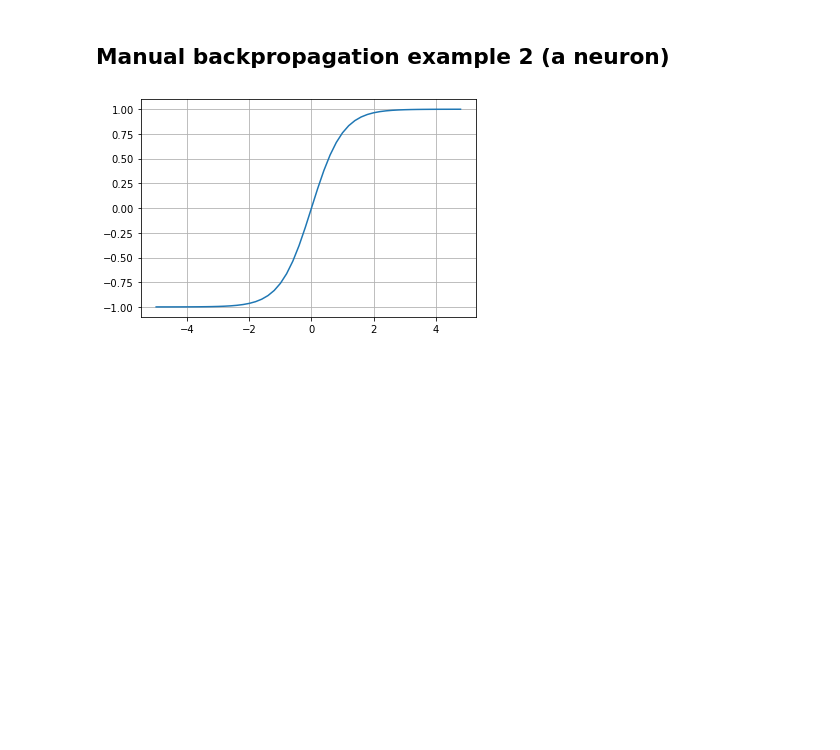
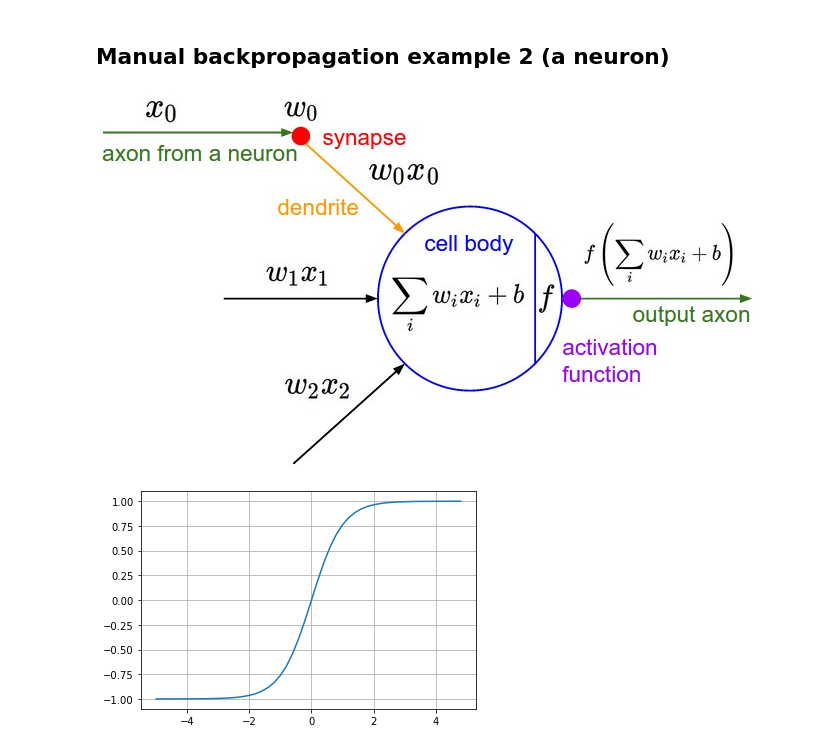
Before and after one commit to soonkienyuan/NOTE-basic-neural-networks-Micrograd, a Jupyter notebook: End to End NOTE.ipynb, the cells around one changed output. Drawn from its saved outputs; the diff is of its cells as text; code cells hidden in the pictures; blank space fills up the shorter version.

```diff
--- a/End to End NOTE.ipynb
+++ b/End to End NOTE.ipynb
@@ -533,4 +544,9 @@ It tell us that the gradient really give us some power because we know how to in
 It will be extremely useful for training knowledge.
 # %% [markdown]
  ## Manual backpropagation example 2 (a neuron)
+# %%
+from IPython import display
+display.Image("photo/neuron_model.jpeg")
+# %% [output]
+[figure, added]
 # %%
```
Also changed, not shown: parts of 4 cells of this notebook.
